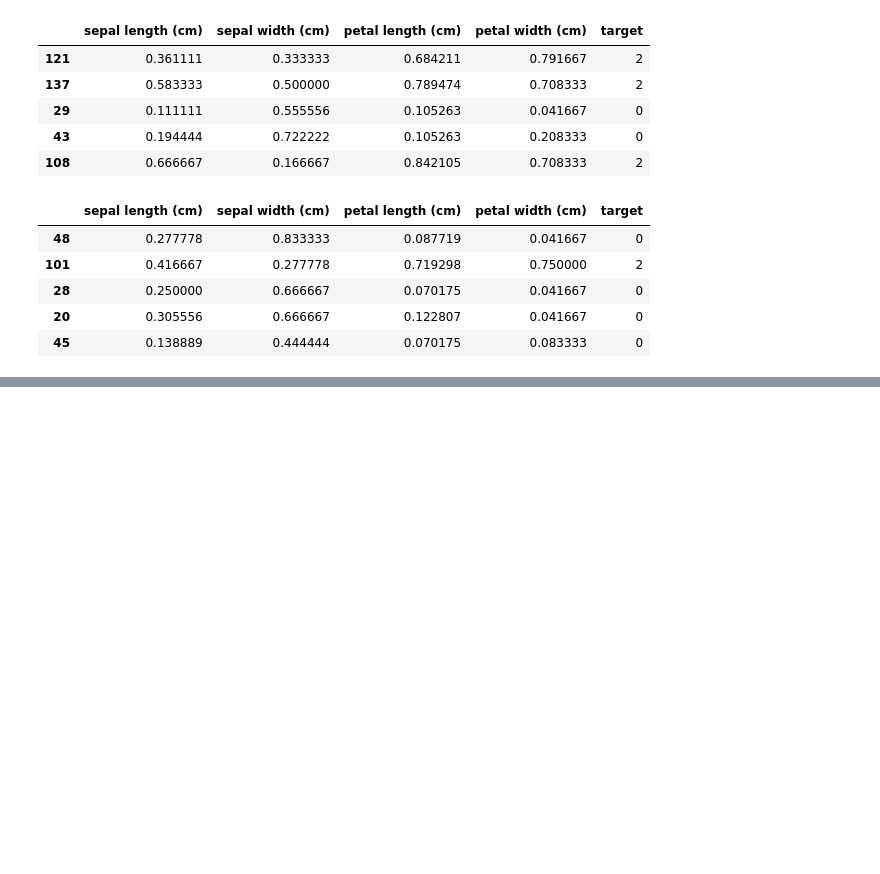
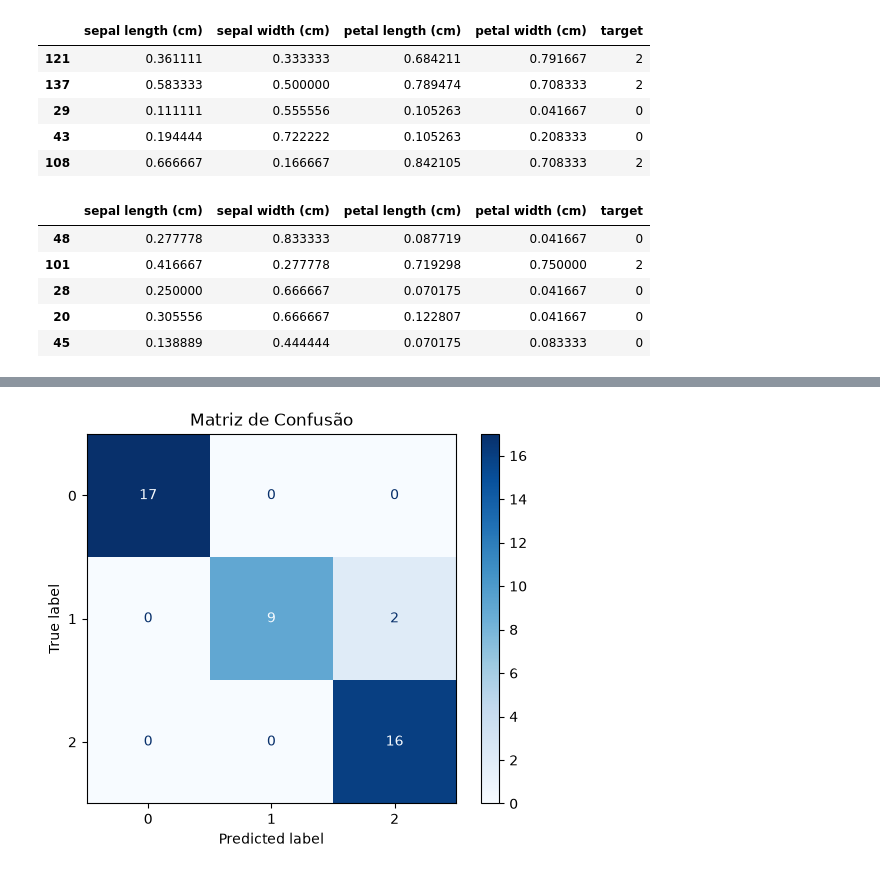
Before and after one commit to Guthierry-Sousa/bootcamp-machine-learning, a Jupyter notebook: conteudos/pre_processamento/preprocess_dados/iris_dataset.ipynb, the cells around one changed output, grey strips where cells are left out. Drawn from its saved outputs; the diff is of its cells as text; code cells hidden in the pictures; blank space fills up the shorter version.

```diff
--- a/conteudos/pre_processamento/preprocess_dados/iris_dataset.ipynb
+++ b/conteudos/pre_processamento/preprocess_dados/iris_dataset.ipynb
@@ -164,0 +203,21 @@ display(df_normalized_test.head())
+# %%
+from sklearn.model_selection import GridSearchCV
+
+param_grid = {
+    'hidden_layer_sizes': [(64,), (128,), (64, 64)],
+    'activation': ['tanh', 'relu'],
+    'solver': ['sgd', 'adam'],
+    'alpha': [0.0001, 0.01],
+    'learning_rate': ['constant', 'adaptive']
+}
+
+grid_search = GridSearchCV(
+    estimator=MLPClassifier(max_iter=2000),
+    param_grid=param_grid,
+    n_jobs=-1,
+    cv=3,
+    scoring='accuracy',
+    verbose=2
+)
+# %%
+grid_search.fit(X_train, y_train)
@@ -164,0 +261,4 @@ display(df_normalized_test.head())
+# %%
+final_model = grid_search.best_estimator_
+
+y_pred = final_model.predict(X_test)
@@ -164,0 +305,10 @@ display(df_normalized_test.head())
+# %%
+cm = confusion_matrix(y_test, y_pred)
+
+disp = ConfusionMatrixDisplay(confusion_matrix=cm)
+disp.plot(cmap='Blues')
+
+plt.title('Matriz de Confusão')
+plt.show()
+# %% [output]
+[figure, added]
```
Also changed, not shown: parts of 14 cells of this notebook.
